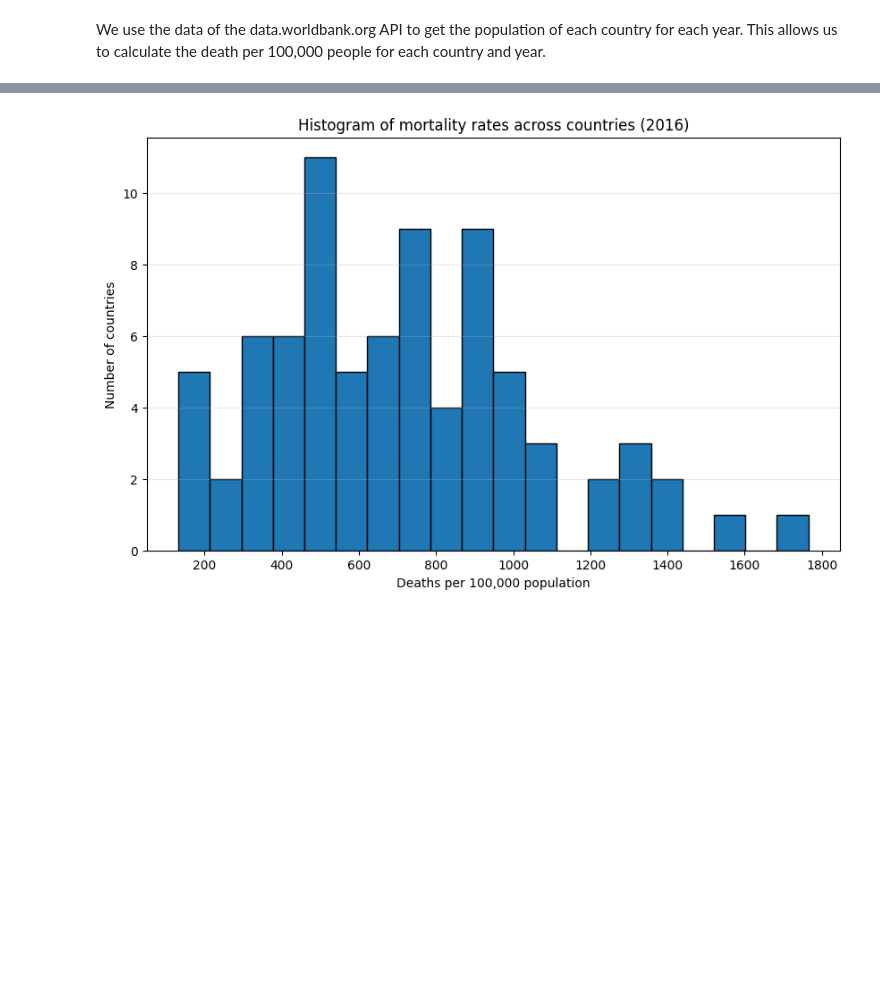
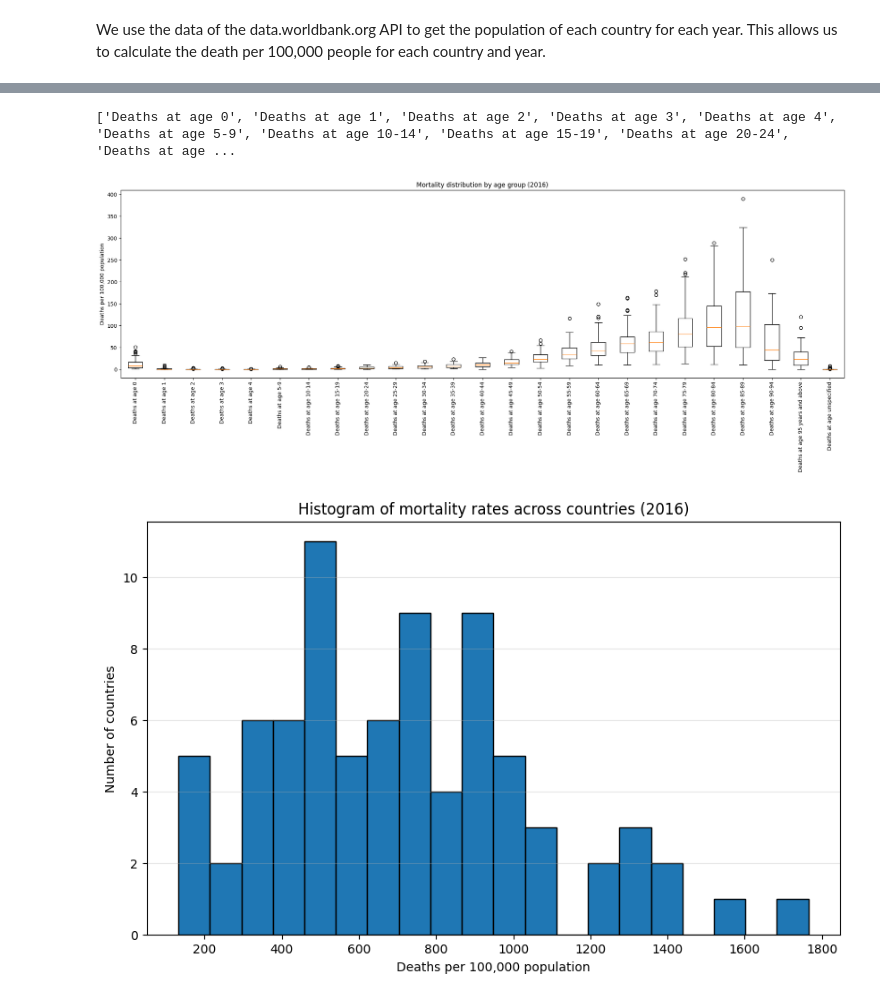
Before and after one commit to ihringerlinus/WHO_Mortality_Database, a Jupyter notebook: Übersicht.ipynb, the cells around one changed output, grey strips where cells are left out. Drawn from its saved outputs; the diff is of its cells as text; code cells hidden in the pictures; blank space fills up the shorter version.

```diff
--- a/Übersicht.ipynb
+++ b/Übersicht.ipynb
@@ -213,3 +228,37 @@ Fehlende ISO3-Zuordnung: []
+# %%
+## Boxplot für jede altersgruppe
+
+# finde alle Spalten, die mit "Deaths at age" beginnen
+age_cols = [col for col in df_2016_unique.columns if "Deaths at age" in col]
+
+print(age_cols)
+
+# Summe pro Land (alle Causes zusammen)
+age_by_country = df_2016_unique.groupby("ISO3")[age_cols].sum().reset_index()
+
+age_by_country = age_by_country.merge(
+    pop_2016, on="ISO3", how="inner"
+)
+
+for col in age_cols:
+    age_by_country[col] = (
+        age_by_country[col] / age_by_country["Population"] * 100000
+    )
+
+rate_only = age_by_country[age_cols]
+
+plt.figure(figsize=(20, 8))
+plt.boxplot(rate_only.values, labels=age_cols, vert=True)
+
+plt.xticks(rotation=90)
+plt.ylabel("Deaths per 100,000 population")
+plt.title("Mortality distribution by age group (2016)")
+
+plt.tight_layout()
+plt.show()
+# %% [output]
+['Deaths at age 0', 'Deaths at age 1', 'Deaths at age 2', 'Deaths at age 3', 'Deaths at age 4', 'Deaths at age 5-9', 'Deaths at age 10-14', 'Deaths at age 15-19', 'Deaths at age 20-24', 'Deaths at age ...
+[figure, added]
 # %%
 ##Histogram plotten
 plt.figure(figsize=(10, 6))
```
Also changed, not shown: parts of 5 cells of this notebook.
